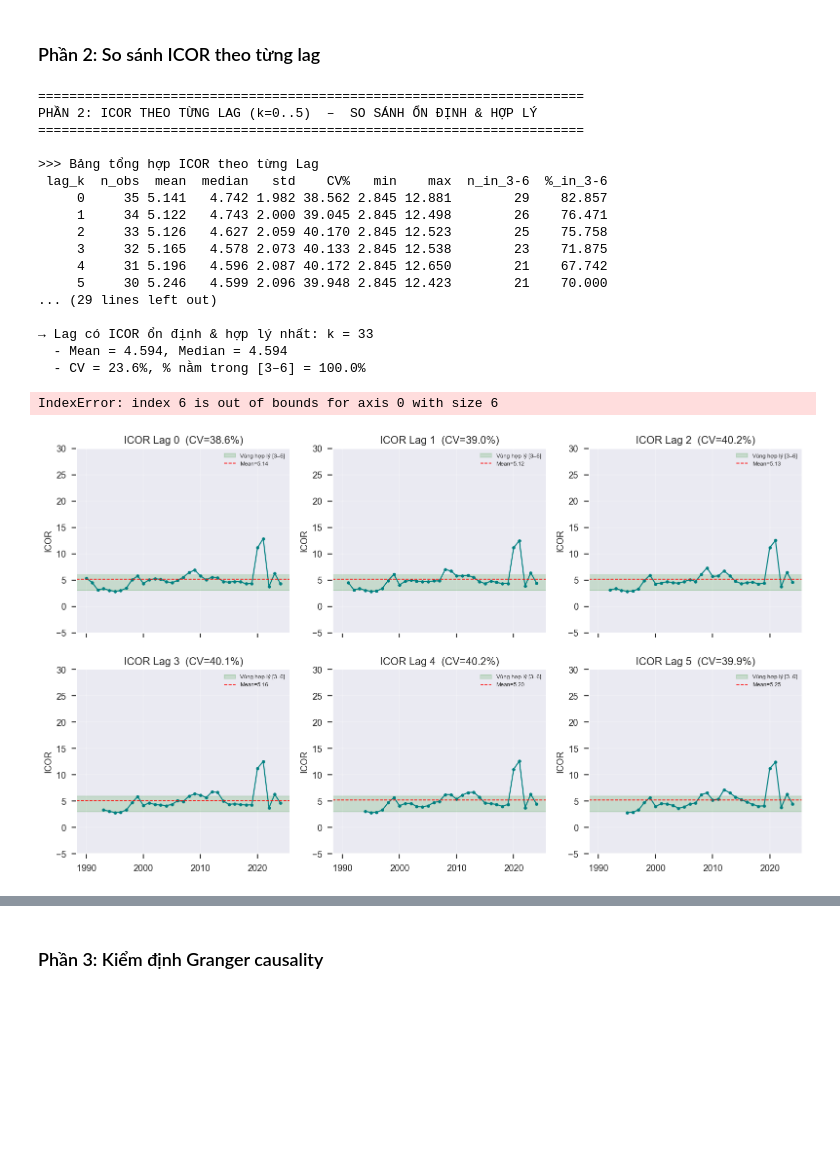
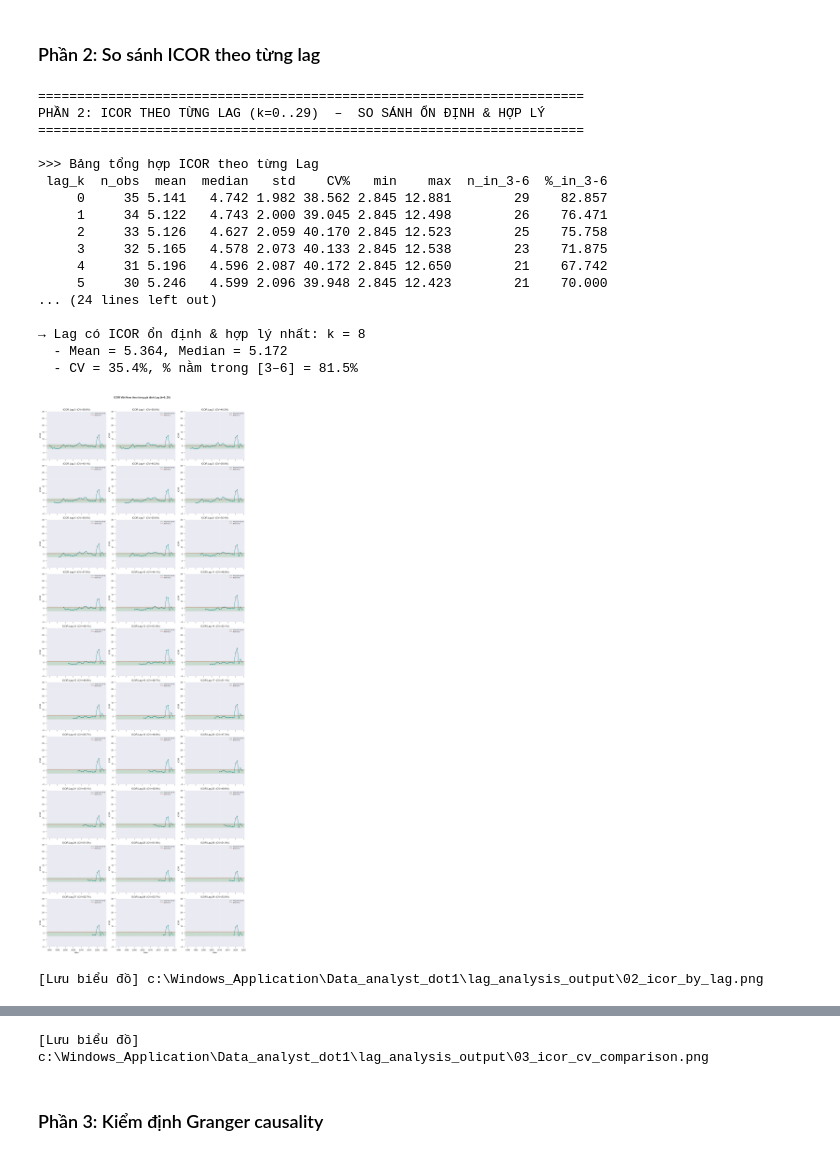
Before and after one commit to kung-da/Data_analyst_dot1, a Jupyter notebook: icor_analysis.ipynb, the cells around one changed output, grey strips where cells are left out. Saved outputs shown, nothing was run; the diff lists cells and outputs as text; code cells hidden in the pictures; blank space fills up the shorter version.

```diff
--- a/icor_analysis.ipynb
+++ b/icor_analysis.ipynb
@@ -1286,7 +1306,7 @@ PHẦN 1: CROSS-CORRELATION  –  Investment(t-k)  vs  ΔGDP(t)
 # PHẦN 2: ICOR THEO TỪNG LAG – SO SÁNH TÍNH ỔN ĐỊNH & HỢP LÝ
 # ====================================================================
 print("\n" + "=" * 70)
-print("PHẦN 2: ICOR THEO TỪNG LAG (k=0..5)  –  SO SÁNH ỔN ĐỊNH & HỢP LÝ")
+print(f"PHẦN 2: ICOR THEO TỪNG LAG (k=0..{MAX_LAG})  –  SO SÁNH ỔN ĐỊNH & HỢP LÝ")
 print("=" * 70)
 
 REASONABLE_LOW = 3.0
@@ -1295,7 +1315,7 @@ REASONABLE_HIGH = 6.0
 icor_summary = []
 icor_series = {}
 
-for k in range(MAX_LAG + 1):
+for k in LAG_VALUES:
     col = f"icor_lag{k}"
     # ICOR(t, lag_k) = GCF(t-k) / GDP_growth(t)
     gcf_shifted = df["gcf"].shift(k)
@@ -1336,11 +1356,14 @@ print(f"  - Mean = {best_icor_lag['mean']:.3f}, Median = {best_icor_lag['median'
 print(f"  - CV = {best_icor_lag['CV%']:.1f}%, % nằm trong [3–6] = {best_icor_lag['%_in_3-6']:.1f}%")
 
 # --- Biểu đồ ICOR theo từng lag ---
-fig, axes = plt.subplots(2, 3, figsize=(16, 9), sharex=True)
+n_lags = len(LAG_VALUES)
+n_cols = min(3, n_lags)
+n_rows = math.ceil(n_lags / n_cols)
+fig, axes = plt.subplots(n_rows, n_cols, figsize=(5.3 * n_cols, 4.2 * n_rows), sharex=True, squeeze=False)
 axes = axes.ravel()
 
-for idx in range(MAX_LAG + 1):
-    ax = axes[idx]
+for ax_idx, idx in enumerate(LAG_VALUES):
+    ax = axes[ax_idx]
     ser = icor_series[idx]
     ax.plot(ser["year"], ser["icor"], marker="o", markersize=4, linewidth=1.3, color="teal")
     ax.axhspan(REASONABLE_LOW, REASONABLE_HIGH, alpha=0.15, color="green", label="Vùng hợp lý [3–6]")
@@ -1351,11 +1374,13 @@ for idx in range(MAX_LAG + 1):
     ax.legend(fontsize=7, loc="upper right")
     ax.grid(True, alpha=0.3)
 
-axes[-1].set_xlabel("Năm")
-axes[-2].set_xlabel("Năm")
-axes[-3].set_xlabel("Năm")
+for ax in axes[n_lags:]:
+    ax.set_visible(False)
 
-fig.suptitle("ICOR Việt Nam theo từng giả định Lag (k=0..5)", fontsize=14, fontweight="bold", y=1.01)
+for ax in axes[max(0, n_lags - n_cols):n_lags]:
+    ax.set_xlabel("Năm")
+
+fig.suptitle(f"ICOR Việt Nam theo từng giả định Lag (k=0..{MAX_LAG})", fontsize=14, fontweight="bold", y=1.01)
 fig.tight_layout()
 fig.savefig(OUTPUT_DIR / "02_icor_by_lag.png", dpi=150, bbox_inches="tight")
 plt.show()
@@ -1371,38 +1396,38 @@ ax1.tick_params(axis="y", labelcolor="#1f77b4")
 
 ax2 = ax1.twinx()
 ax2.bar(x + 0.15, summary_df["%_in_3-6"], width=0.3, color="#2ca02c", label="% in [3–6]", edgecolor="black")
 ax2.set_ylabel("% quan sát nằm trong [3–6]", color="#2ca02c")
 ax2.tick_params(axis="y", labelcolor="#2ca02c")
 
-ax1.set_xticks(range(MAX_LAG + 1))
+ax1.set_xticks(summary_df["lag_k"].astype(int).tolist())
 ax1.set_title("So sánh tính ổn định (CV) & hợp lý (% in [3–6]) theo Lag")
 # Combined legend
 lines1, labels1 = ax1.get_legend_handles_labels()
 lines2, labels2 = ax2.get_legend_handles_labels()
 ax1.legend(lines1 + lines2, labels1 + labels2, loc="upper right", fontsize=9)
 fig.tight_layout()
 fig.savefig(OUTPUT_DIR / "03_icor_cv_comparison.png", dpi=150, bbox_inches="tight")
 plt.show()
 print(f"[Lưu biểu đồ] {OUTPUT_DIR / '03_icor_cv_comparison.png'}")
 
 # ====================================================================
 # %% [output]
 ======================================================================
-PHẦN 2: ICOR THEO TỪNG LAG (k=0..5)  –  SO SÁNH ỔN ĐỊNH & HỢP LÝ
+PHẦN 2: ICOR THEO TỪNG LAG (k=0..29)  –  SO SÁNH ỔN ĐỊNH & HỢP LÝ
 ======================================================================
 
 >>> Bảng tổng hợp ICOR theo từng Lag
  lag_k  n_obs  mean  median   std    CV%   min    max  n_in_3-6  %_in_3-6
      0     35 5.141   4.742 1.982 38.562 2.845 12.881        29    82.857
      1     34 5.122   4.743 2.000 39.045 2.845 12.498        26    76.471
      2     33 5.126   4.627 2.059 40.170 2.845 12.523        25    75.758
      3     32 5.165   4.578 2.073 40.133 2.845 12.538        23    71.875
      4     31 5.196   4.596 2.087 40.172 2.845 12.650        21    67.742
      5     30 5.246   4.599 2.096 39.948 2.845 12.423        21    70.000
-... (29 lines left out)
+... (24 lines left out)
 
-→ Lag có ICOR ổn định & hợp lý nhất: k = 33
-  - Mean = 4.594, Median = 4.594
-  - CV = 23.6%, % nằm trong [3–6] = 100.0%
+→ Lag có ICOR ổn định & hợp lý nhất: k = 8
+  - Mean = 5.364, Median = 5.172
+  - CV = 35.4%, % nằm trong [3–6] = 81.5%
+[figure, new version]
-IndexError: index 6 is out of bounds for axis 0 with size 6
+[Lưu biểu đồ] c:\Windows_Application\Data_analyst_dot1\lag_analysis_output\02_icor_by_lag.png
-[figure, old version]
@@ -1409,3 +1435,4 @@ IndexError: index 6 is out of bounds for axis 0 with size 6
+[Lưu biểu đồ] c:\Windows_Application\Data_analyst_dot1\lag_analysis_output\03_icor_cv_comparison.png
 # %% [markdown]
 ### Phần 3: Kiểm định Granger causality
 # %%
```
Also changed, not shown: parts of 7 cells of this notebook, 6 other files.
